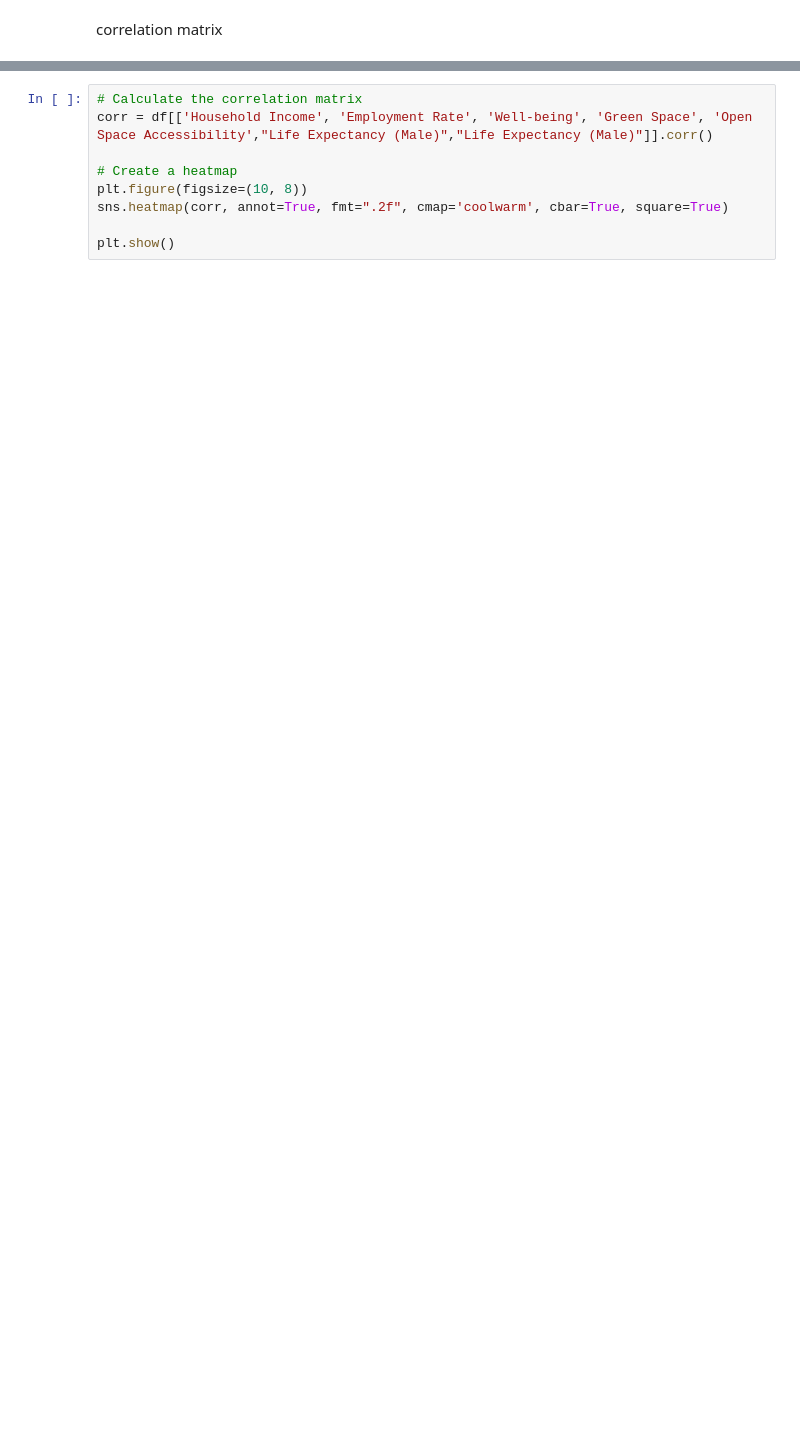
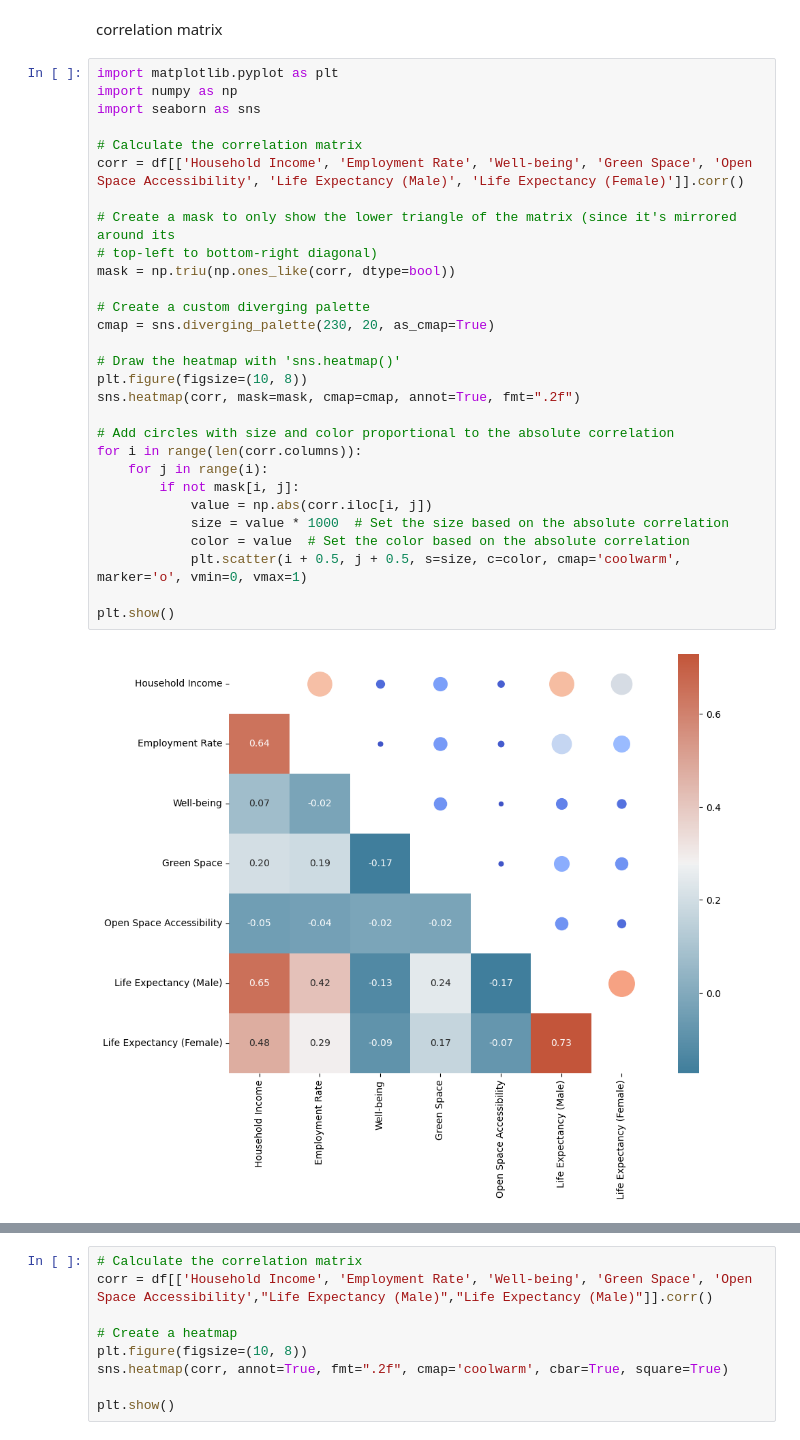
Before and after one commit to yiyansun/qm_groupwork, a Jupyter notebook: new.ipynb, the cells around one changed output, grey strips where cells are left out. Saved outputs shown, nothing was run; the diff lists cells and outputs as text; blank space fills up the shorter version.

```diff
--- a/new.ipynb
+++ b/new.ipynb
@@ -154,2 +161,33 @@ for col in num_cols:
 # %% [markdown]
 correlation matrix
+# %%
+import matplotlib.pyplot as plt
+import numpy as np
+import seaborn as sns
+
+# Calculate the correlation matrix
+corr = df[['Household Income', 'Employment Rate', 'Well-being', 'Green Space', 'Open Space Accessibility', 'Life Expectancy (Male)', 'Life Expectancy (Female)']].corr()
+
+# Create a mask to only show the lower triangle of the matrix (since it's mirrored around its
+# top-left to bottom-right diagonal)
+mask = np.triu(np.ones_like(corr, dtype=bool))
+
+# Create a custom diverging palette
+cmap = sns.diverging_palette(230, 20, as_cmap=True)
+
+# Draw the heatmap with 'sns.heatmap()'
+plt.figure(figsize=(10, 8))
+sns.heatmap(corr, mask=mask, cmap=cmap, annot=True, fmt=".2f")
+
+# Add circles with size and color proportional to the absolute correlation
+for i in range(len(corr.columns)):
+    for j in range(i):
+        if not mask[i, j]:
+            value = np.abs(corr.iloc[i, j])
+            size = value * 1000  # Set the size based on the absolute correlation
+            color = value  # Set the color based on the absolute correlation
+            plt.scatter(i + 0.5, j + 0.5, s=size, c=color, cmap='coolwarm', marker='o', vmin=0, vmax=1)
+
+plt.show()
+# %% [output]
+[figure, added]
```
Also changed, not shown: parts of 10 cells of this notebook.
